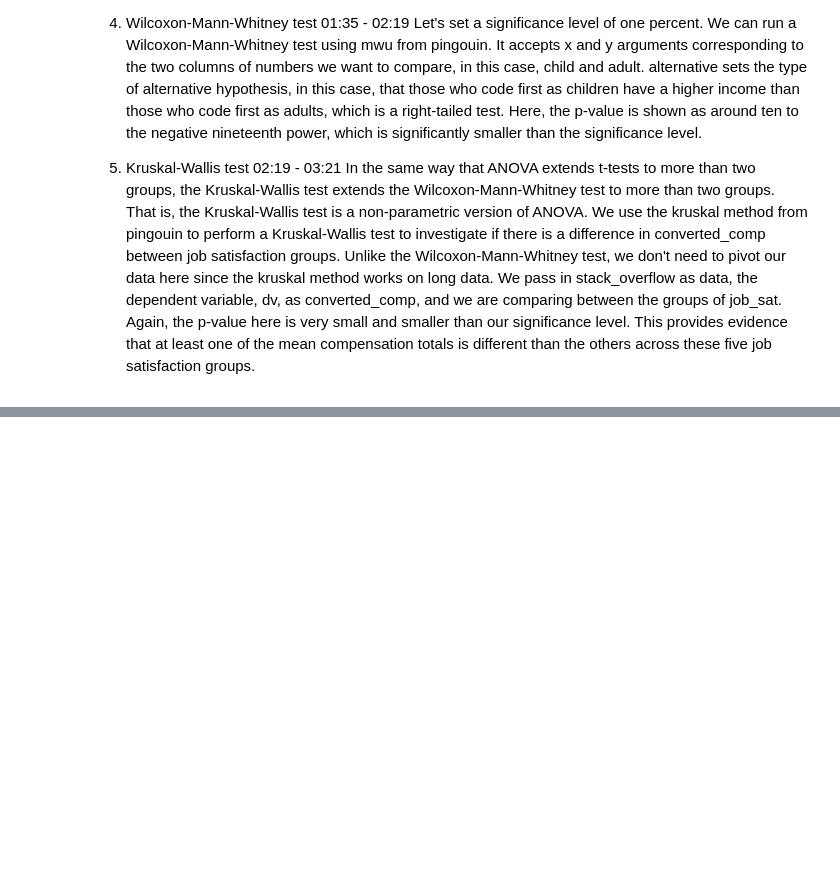
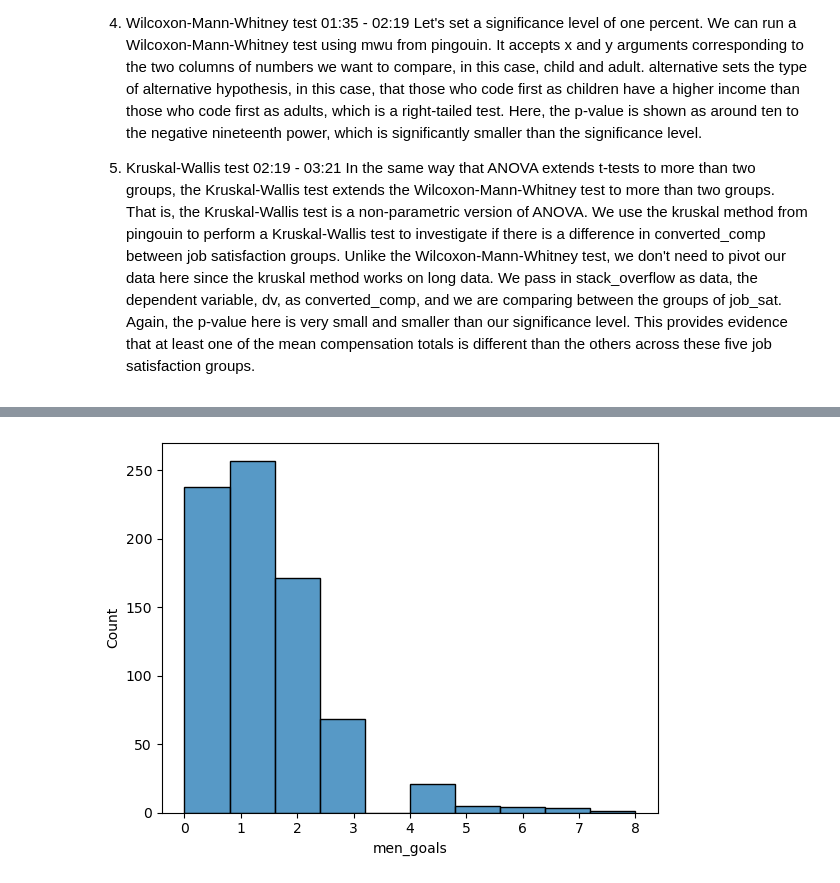
Before and after one commit to Daviedavie100/DatacampPythonDataAnalysis, a Jupyter notebook: Datacamp.ipynb, the cells around one changed output, grey strips where cells are left out. Drawn from its saved outputs; the diff is of its cells as text; code cells hidden in the pictures; blank space fills up the shorter version.

```diff
--- a/Datacamp.ipynb
+++ b/Datacamp.ipynb
@@ -2172,0 +2176,3 @@ print(kw_test)
+# %%
+men_soccer = pd.read_csv("C:/Users/Davie/Documents/GitHub/DatacampPythonDataAnalysis/data/men_results.csv")
+men_soccer
@@ -2172,0 +2193,4 @@ print(kw_test)
+# %%
+# Filter the data to include tournament='FIFA World Cup matches' and date >= 2002-01-01
+df_men =men_soccer[(men_soccer['tournament'] == 'FIFA World Cup') & (men_soccer['date'] >= '2002-01-01')]
+df_men
@@ -2172,0 +2211,11 @@ print(kw_test)
+# %%
+# melt home_score and away_score from df_men
+df_men_soccer=df_men.melt(id_vars=['date', 'home_team', 'away_team'],
+                            value_vars=['home_score', 'away_score'],
+                            var_name='score_type',
+                            value_name='men_goals')
+# Create a new column for the team
+#df_men_soccer['team'] =df_men_soccer.apply(lambda x: x['home_team'] if x['score_type'] == 'home_score' else x['away_team'], axis=1)
+# Create a new column for the score
+#df_men_soccer['score'] =df_men_soccer.apply(lambda x: x['home_score'] if x['score_type'] == 'home_score' else x['away_score'], axis=1)
+df_men_soccer
@@ -2172,0 +2236,6 @@ print(kw_test)
+# %%
+# Determining if the data is normally distributed
+sns.histplot(data=df_men_soccer, x='men_goals', bins=10)
+plt.show();
+# %% [output]
+[figure, added]
```
Also changed, not shown: parts of 14 cells of this notebook.
